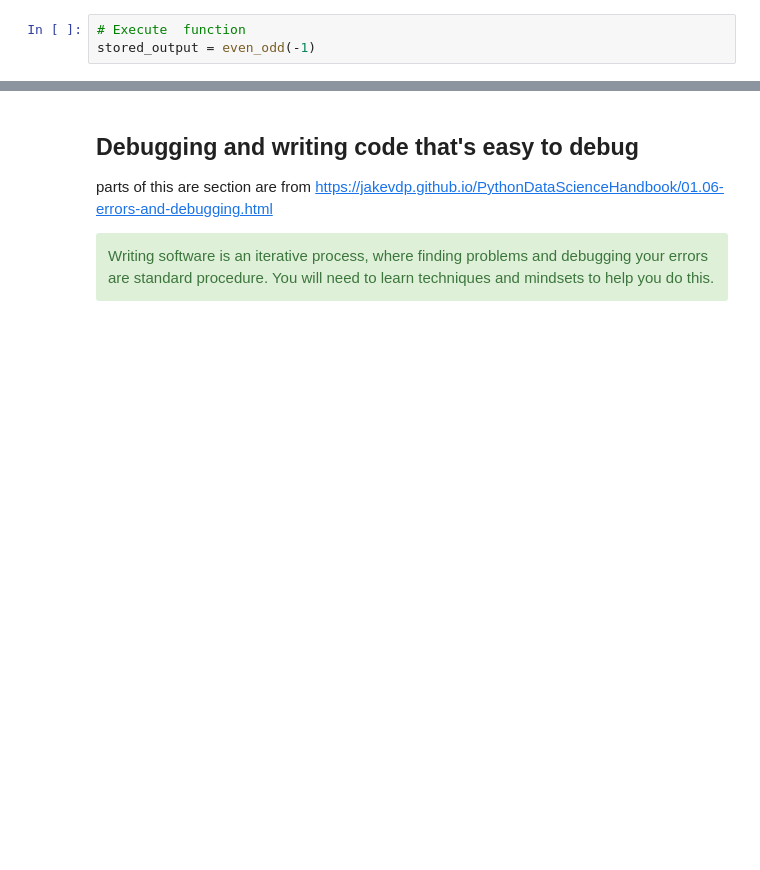
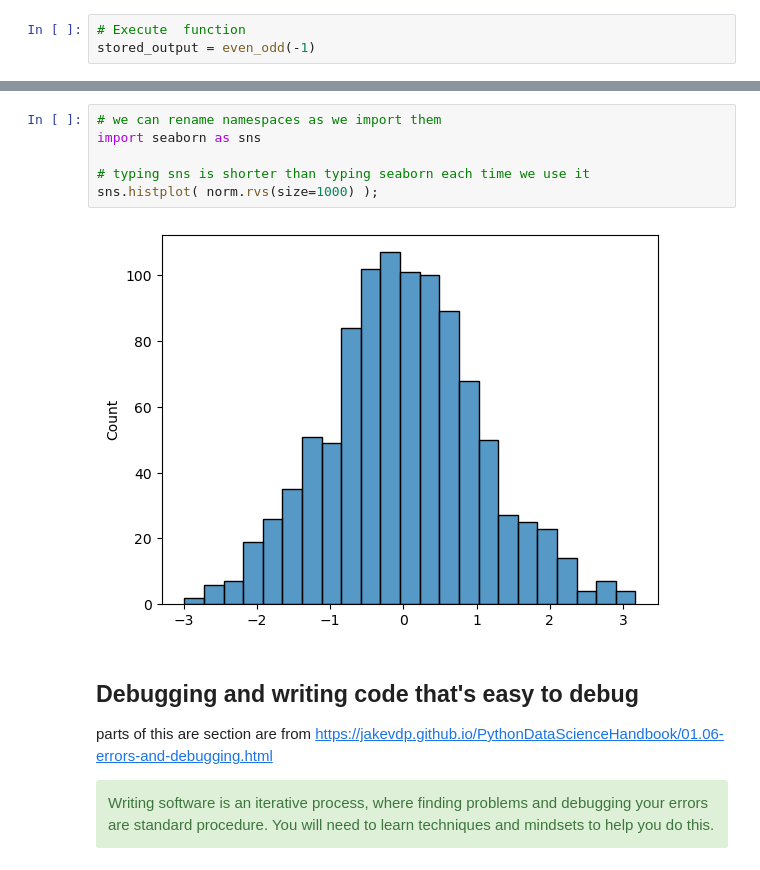
Before and after one commit to COGS108/Lectures-Fa23, a Jupyter notebook: Week_01/01_02_python.ipynb, the cells around one changed output, grey strips where cells are left out. Saved outputs shown, nothing was run; the diff lists cells and outputs as text; blank space fills up the shorter version.

```diff
--- a/Week_01/01_02_python.ipynb
+++ b/Week_01/01_02_python.ipynb
@@ -485,3 +563,11 @@ stored_output
+# %%
+# we can rename namespaces as we import them
+import seaborn as sns
+
+# typing sns is shorter than typing seaborn each time we use it
+sns.histplot( norm.rvs(size=1000) );
+# %% [output]
+[figure, added]
 # %% [markdown]
 ## Debugging and writing code that's easy to debug
 
```
Also changed, not shown: parts of 21 cells of this notebook.
